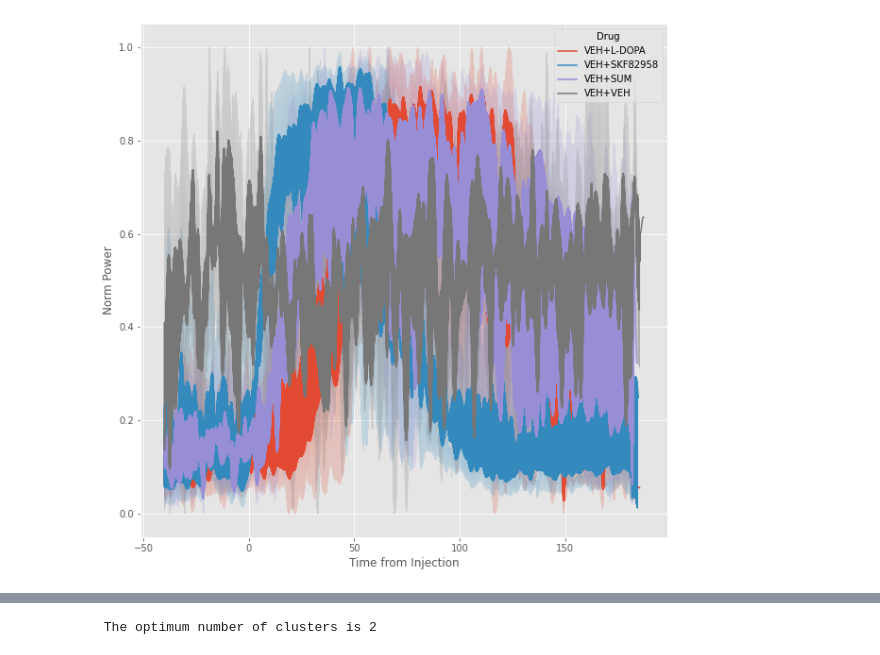
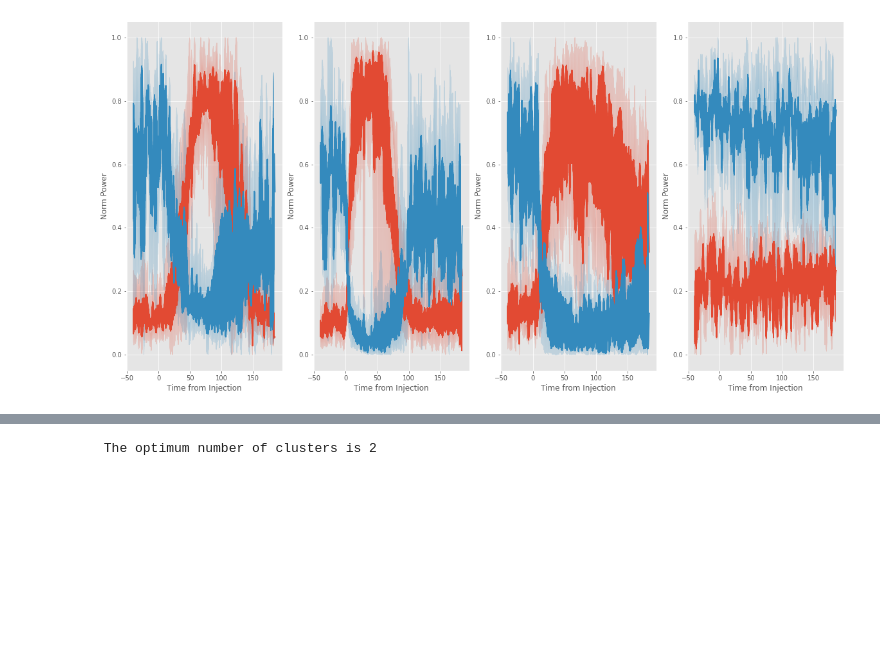
Before and after one commit to Barryjuait/Barryjuait, a Jupyter notebook: Personal Projects/DyskStates.ipynb, the cells around one changed output, grey strips where cells are left out. Cells and saved outputs as stored; diff of their text form; code cells hidden in the pictures; blank space fills up the shorter version.

```diff
--- a/Personal Projects/DyskStates.ipynb
+++ b/Personal Projects/DyskStates.ipynb
@@ -44,10 +44,13 @@ Aims = data.AIMS;
 taxis = data.taxis.astype('float');
 RecID = data.RecID.astype('category');
 # %%
-fig, ax = plt.subplots(1,1,figsize = (10,10))
-sns.lineplot(data=data, x="taxis", y="NBG", ax = ax, hue = 'Drug')
-plt.xlabel('Time from Injection');
-plt.ylabel('Norm Power');
+fig, ax = plt.subplots(1,4,figsize = (20,10))
+bDrugs = np.unique(Drug);
+for ix in range(len(bDrugs)):
+    sns.lineplot(data=data[Drug == bDrugs[ix]], x="taxis", y="NBG", ax = ax[ix]);
+    sns.lineplot(data=data[Drug == bDrugs[ix]], x="taxis", y="Beta", ax = ax[ix]);
+    ax[ix].set_xlabel('Time from Injection');
+    ax[ix].set_ylabel('Norm Power');
 plt.show();
 # %% [output]
-[figure, old version]
+[figure, new version]
```
Also changed, not shown: parts of 5 cells of this notebook, 2 other files.
